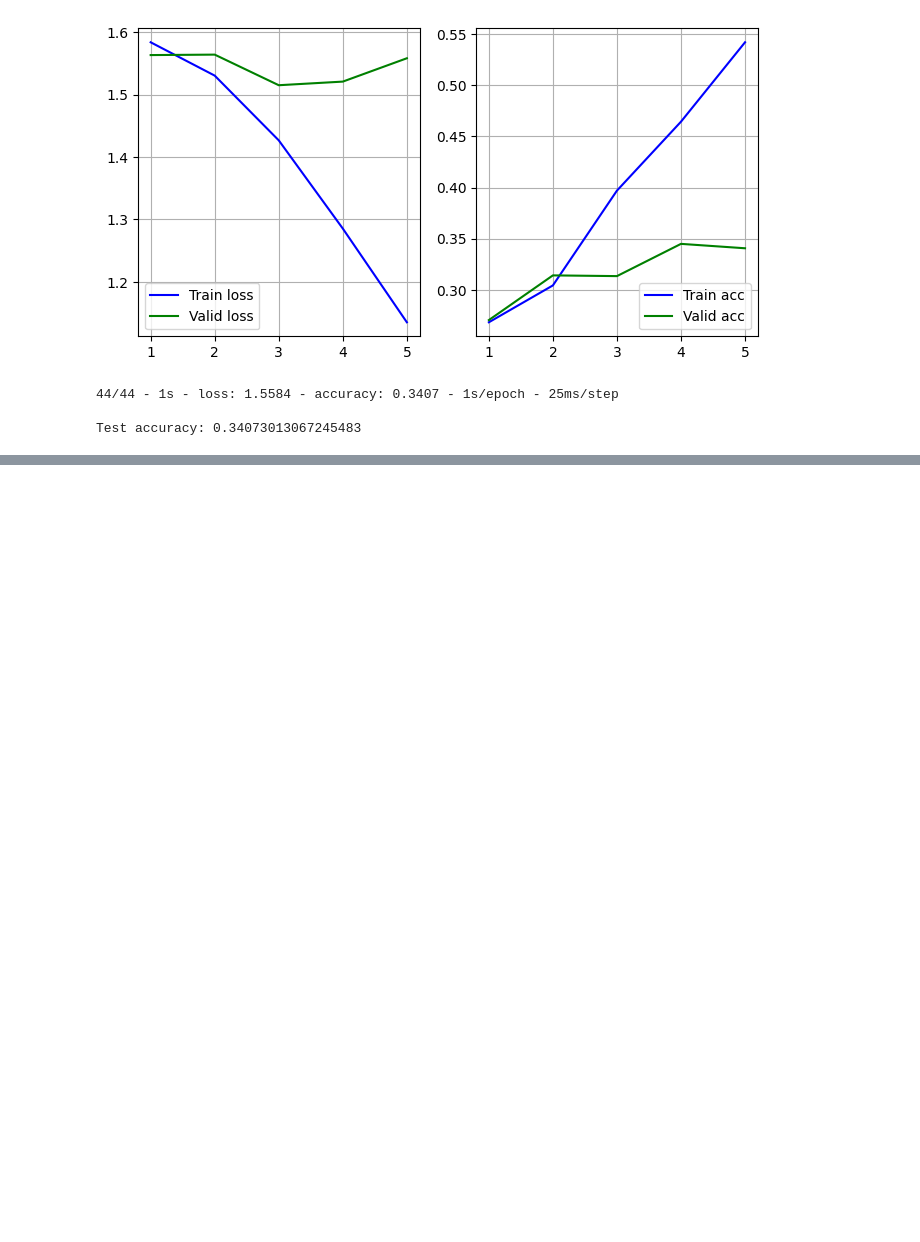
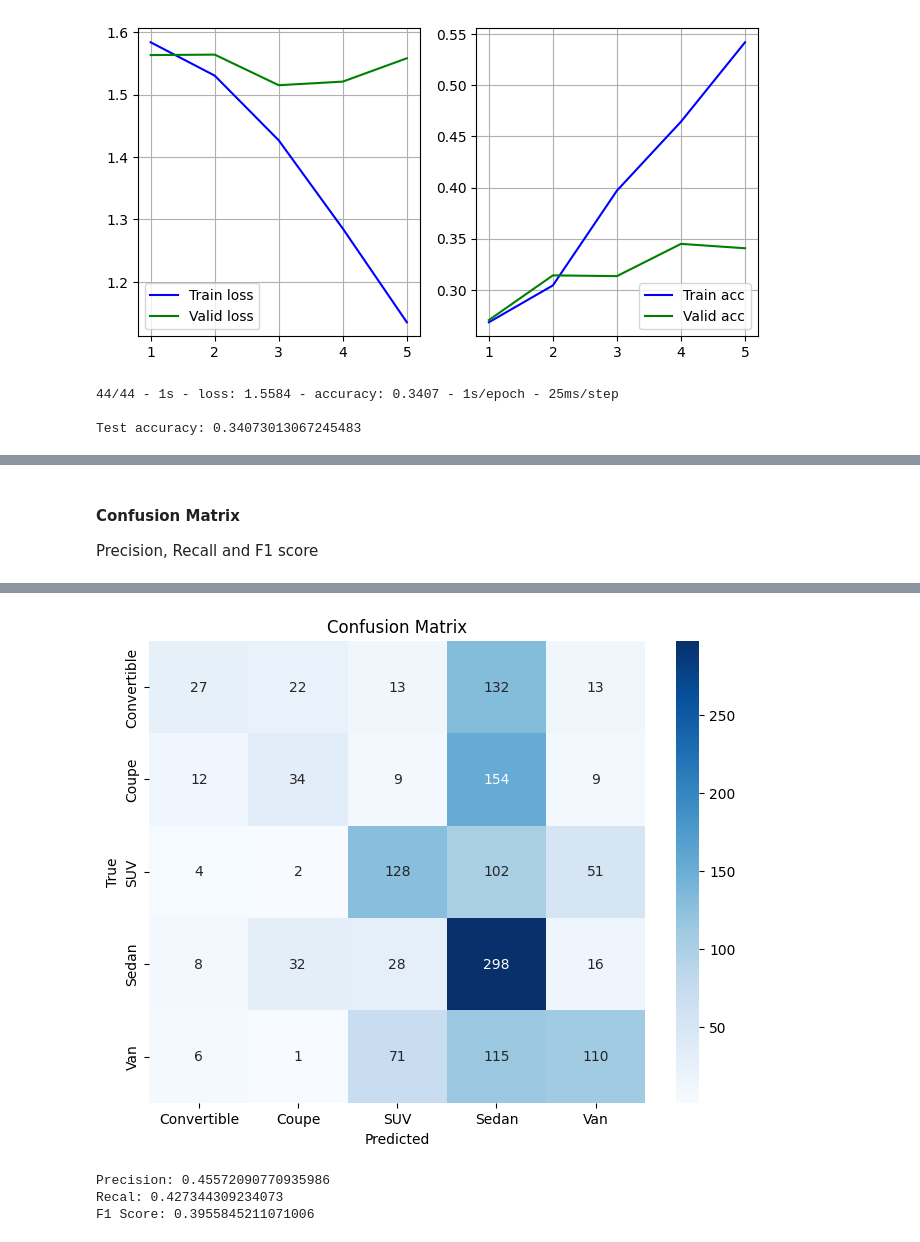
Before and after one commit to Czarkowski/ITML_Project, a Jupyter notebook: main.ipynb, the cells around one changed output, grey strips where cells are left out. Cells and saved outputs as stored; diff of their text form; code cells hidden in the pictures; blank space fills up the shorter version.

Commit message:
added confusion matrix with basic metrics

```diff
--- a/main.ipynb
+++ b/main.ipynb
@@ -618,0 +634,17 @@ Test accuracy: 0.4237652122974396
+# %% [markdown]
+#### Confusion Matrix
+Precision, Recall and F1 score
+# %%
+# Predicted labels for test data
+predicted_labels = np.argmax(model.predict(X_test), axis=-1)
+
+cm = confusion_matrix(y_test, predicted_labels)
+
+plt.figure(figsize=(8, 6))
+sns.heatmap(cm, annot=True, fmt='d', cmap='Blues',
+            xticklabels=label_encoder.classes_, yticklabels=label_encoder.classes_)
+plt.xlabel('Predicted')
+plt.ylabel('True')
+plt.title('Confusion Matrix')
+plt.show()
+# %% [output]
@@ -619,3 +652,16 @@ Test accuracy: 0.4237652122974396
+[figure, added]
+# %%
+precision = precision_score(y_test, predicted_labels, average='weighted')
+recall = recall_score(y_test, predicted_labels, average='weighted')
+f1 = f1_score(y_test, predicted_labels, average='weighted')
+
+print(f'Precision: {precision}')
+print(f'Recal: {recall}')
+print(f'F1 Score: {f1}')
+# %% [output]
+Precision: 0.45572090770935986
+Recal: 0.427344309234073
+F1 Score: 0.3955845211071006
 # %%
 generateFromOriginalImages('128x128',(128,128))
 # %%
```
Also changed, not shown: parts of 12 cells of this notebook.
